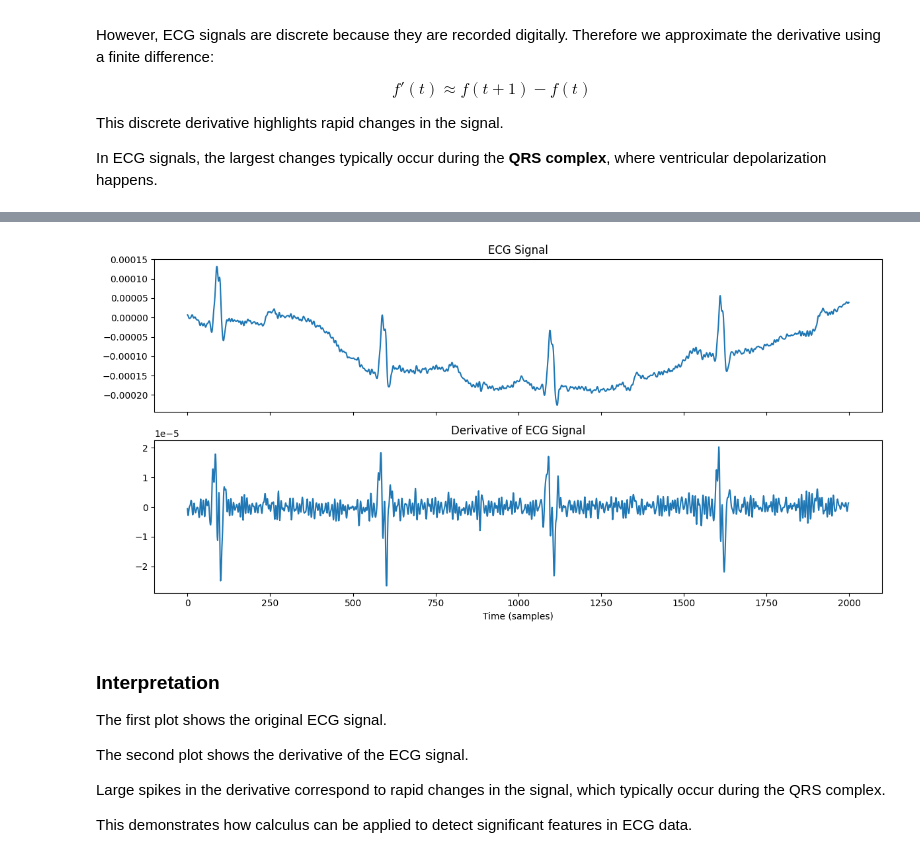
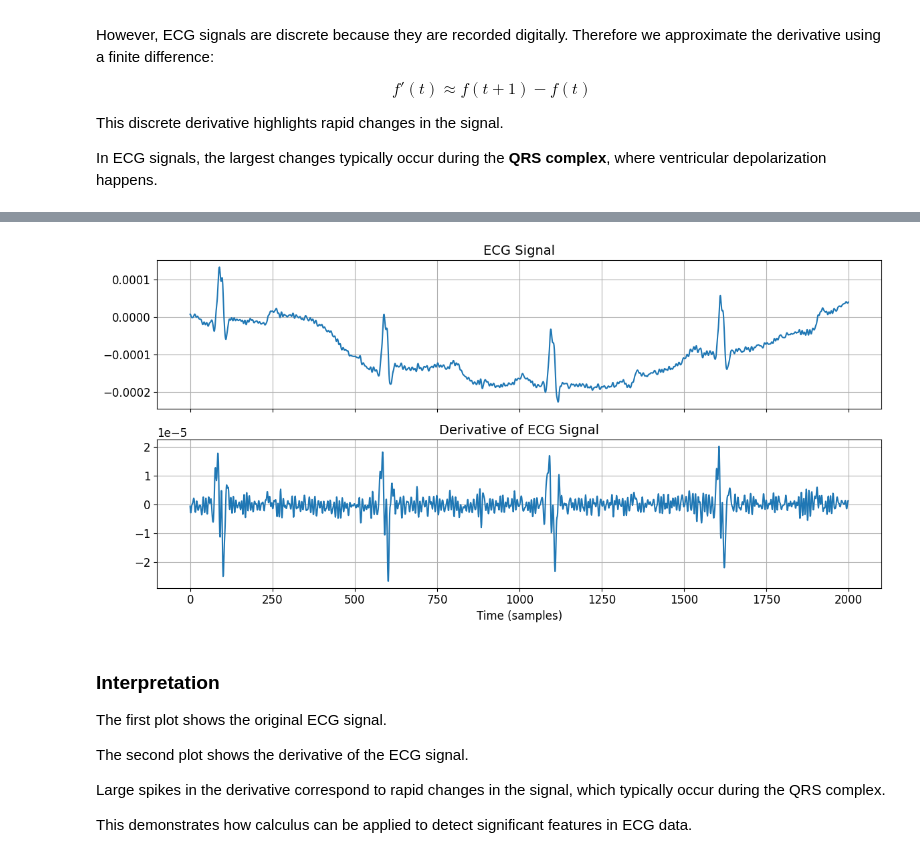
Before and after one commit to PlamenPlamenovStanchev/MathForDevs-Final-Project, a Jupyter notebook: ecg_analysis.ipynb, the cells around one changed output, grey strips where cells are left out. Drawn from its saved outputs; the diff is of its cells as text; code cells hidden in the pictures.

```diff
--- a/ecg_analysis.ipynb
+++ b/ecg_analysis.ipynb
@@ -233,13 +231,14 @@ segment = signal[:2000]
 derivative = np.diff(segment)
 # %%
 plt.figure()
-
 plt.plot(derivative)
-
 plt.title("Derivative of ECG Signal")
-
 plt.xlabel("Time (samples)")
 plt.ylabel("Rate of change")
-
+plt.rcParams["figure.figsize"] = (12,4)
+plt.rcParams["axes.grid"] = True
+plt.rcParams["font.size"] = 12
+plt.rcParams["axes.labelsize"] = 12
+plt.rcParams["axes.titlesize"] = 14
 plt.show()
 # %% [output]
@@ -247,19 +246,19 @@ plt.show()
 # %%
 fig, axs = plt.subplots(2,1, sharex=True, figsize=(12,6))
-
 axs[0].plot(segment)
 axs[0].set_title("ECG Signal")
-
 axs[1].plot(derivative)
 axs[1].set_title("Derivative of ECG Signal")
-
 axs[1].set_xlabel("Time (samples)")
-
 plt.tight_layout()
-
+plt.rcParams["figure.figsize"] = (12,4)
+plt.rcParams["axes.grid"] = True
+plt.rcParams["font.size"] = 12
+plt.rcParams["axes.labelsize"] = 12
+plt.rcParams["axes.titlesize"] = 14
 plt.show()
 # %% [output]
-[figure, old version]
+[figure, new version]
 # %% [markdown]
 ### Interpretation
 
```
Also changed, not shown: parts of 2 cells of this notebook.
